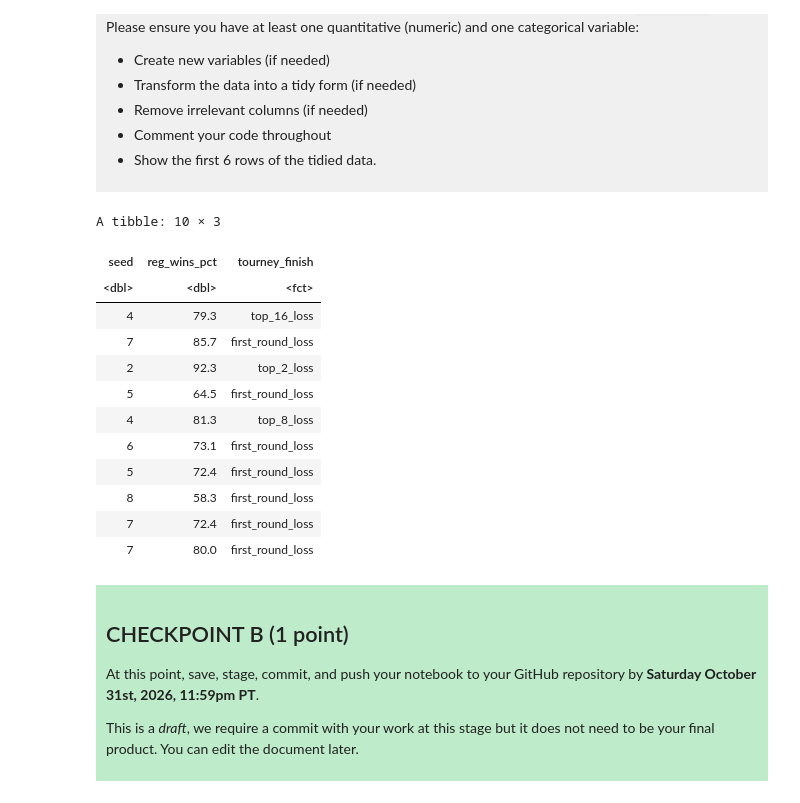
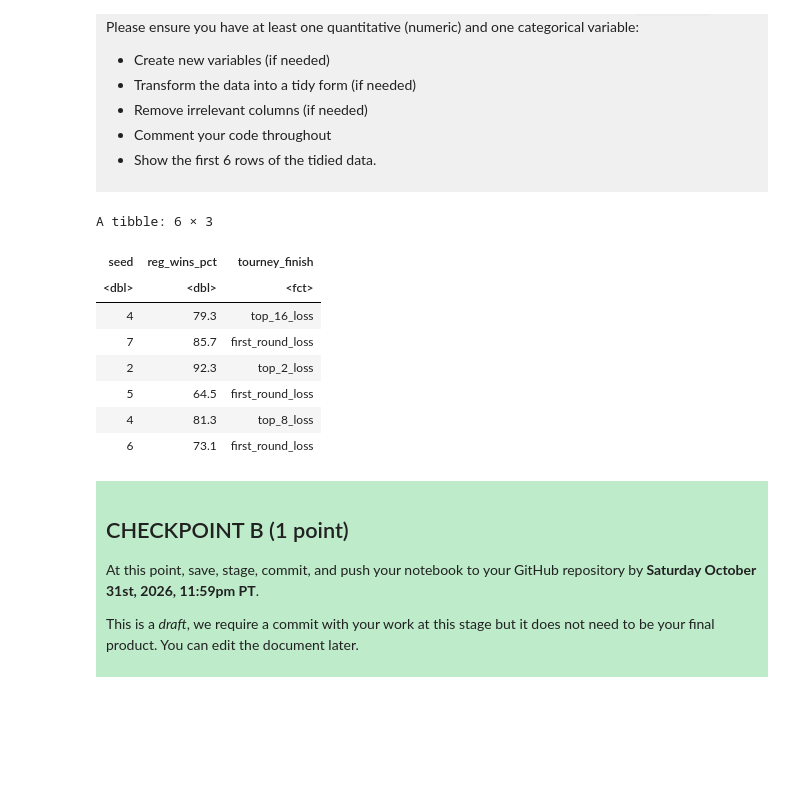
Before and after one commit to jinyichen616-lab/dsci-100-project-Yichen-Jin, a Jupyter notebook: dsci-100-project-notebook.ipynb, the cells around one changed output. Saved outputs shown, nothing was run; the diff lists cells and outputs as text; code cells hidden in the pictures; blank space fills up the shorter version.

```diff
--- a/dsci-100-project-notebook.ipynb
+++ b/dsci-100-project-notebook.ipynb
@@ -221,24 +221,20 @@ Produce a tidy data set that could be used to answer your research question usin
 </div>
 # %%
 womens_tidy <- womens_data |>
-select(seed, reg_wins_pct, tourney_finish) |>
-drop_na() |>
-mutate(tourney_finish = as_factor(tourney_finish))
-head(womens_tidy, 8)
+select(seed, reg_wins_pct, tourney_finish) |>      # select the columns relevant to the research question
+drop_na() |>                                       # remove the NA values
+mutate(tourney_finish = as_factor(tourney_finish)) # convert tourney_finish to a factor as a categorical variable
+head(womens_tidy, 6)                               # show the first 6 rows of the dataset
 # %% [output]
-A tibble: 10 × 3
+A tibble: 6 × 3
 | seed | reg_wins_pct | tourney_finish |
 | <dbl> | <dbl> | <fct> |
 | 4 | 79.3 | top_16_loss |
 | 7 | 85.7 | first_round_loss |
 | 2 | 92.3 | top_2_loss |
 | 5 | 64.5 | first_round_loss |
 | 4 | 81.3 | top_8_loss |
 | 6 | 73.1 | first_round_loss |
-| 5 | 72.4 | first_round_loss |
-| 8 | 58.3 | first_round_loss |
-| 7 | 72.4 | first_round_loss |
-| 7 | 80.0 | first_round_loss |
 # %% [markdown]
 <div style="background-color: #beebca; padding: 10px;">
 
```
